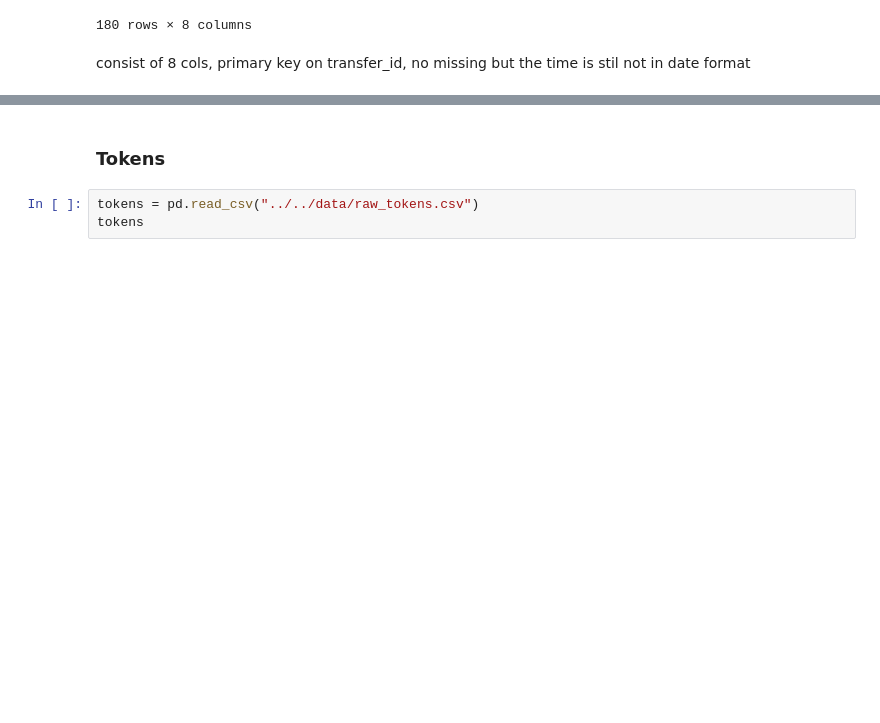
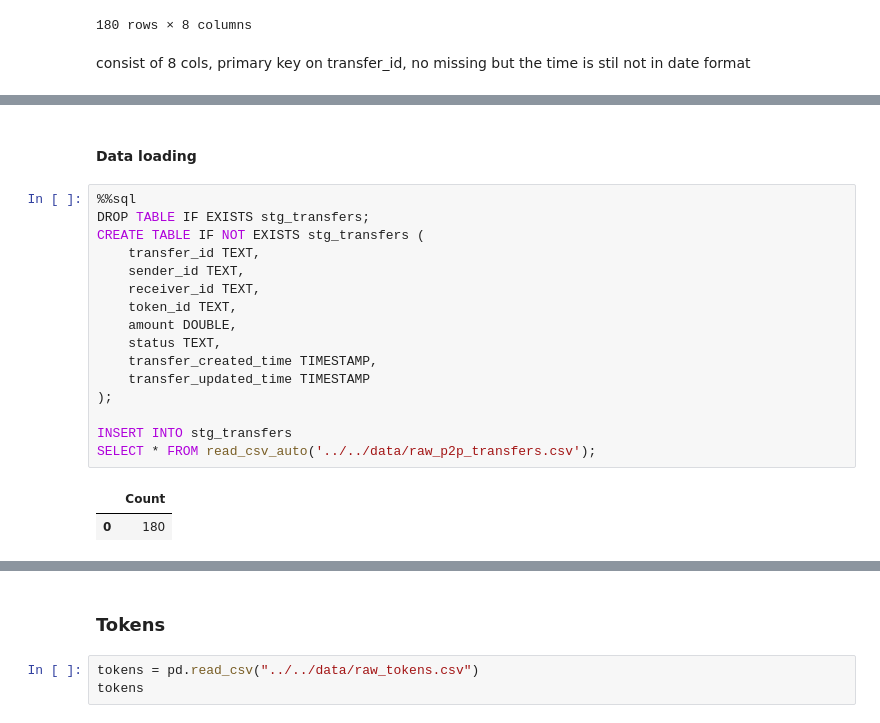
Before and after one commit to nivanrs/cryptocurrency_exchange, a Jupyter notebook: notebook/dev/process_dev.ipynb, the cells around one changed output, grey strips where cells are left out. Drawn from its saved outputs; the diff is of its cells as text; blank space fills up the shorter version.

```diff
--- a/notebook/dev/process_dev.ipynb
+++ b/notebook/dev/process_dev.ipynb
@@ -101,2 +116,23 @@ SELECT * FROM transfers
+# %% [markdown]
+#### Data loading
+# %%
+%%sql
+DROP TABLE IF EXISTS stg_transfers;
+CREATE TABLE IF NOT EXISTS stg_transfers (
+    transfer_id TEXT,
+    sender_id TEXT,
+    receiver_id TEXT,
+    token_id TEXT,
+    amount DOUBLE,
+    status TEXT,
+    transfer_created_time TIMESTAMP,
+    transfer_updated_time TIMESTAMP
+);
+
+INSERT INTO stg_transfers
+SELECT * FROM read_csv_auto('../../data/raw_p2p_transfers.csv');
+# %% [output]
+|  | Count |
+| 0 | 180 |
 # %%
 %%sql
```
Also changed, not shown: parts of 22 cells of this notebook.
